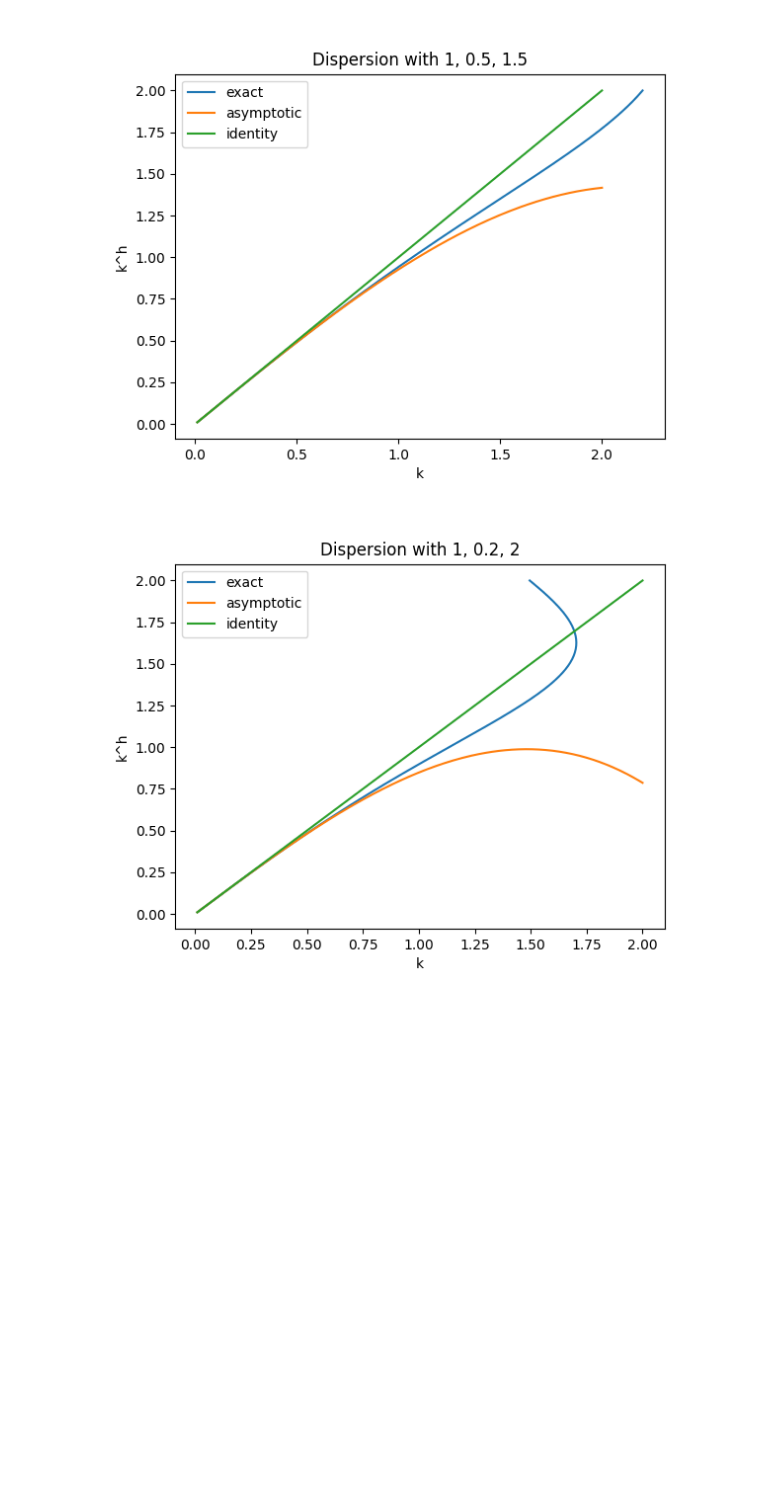
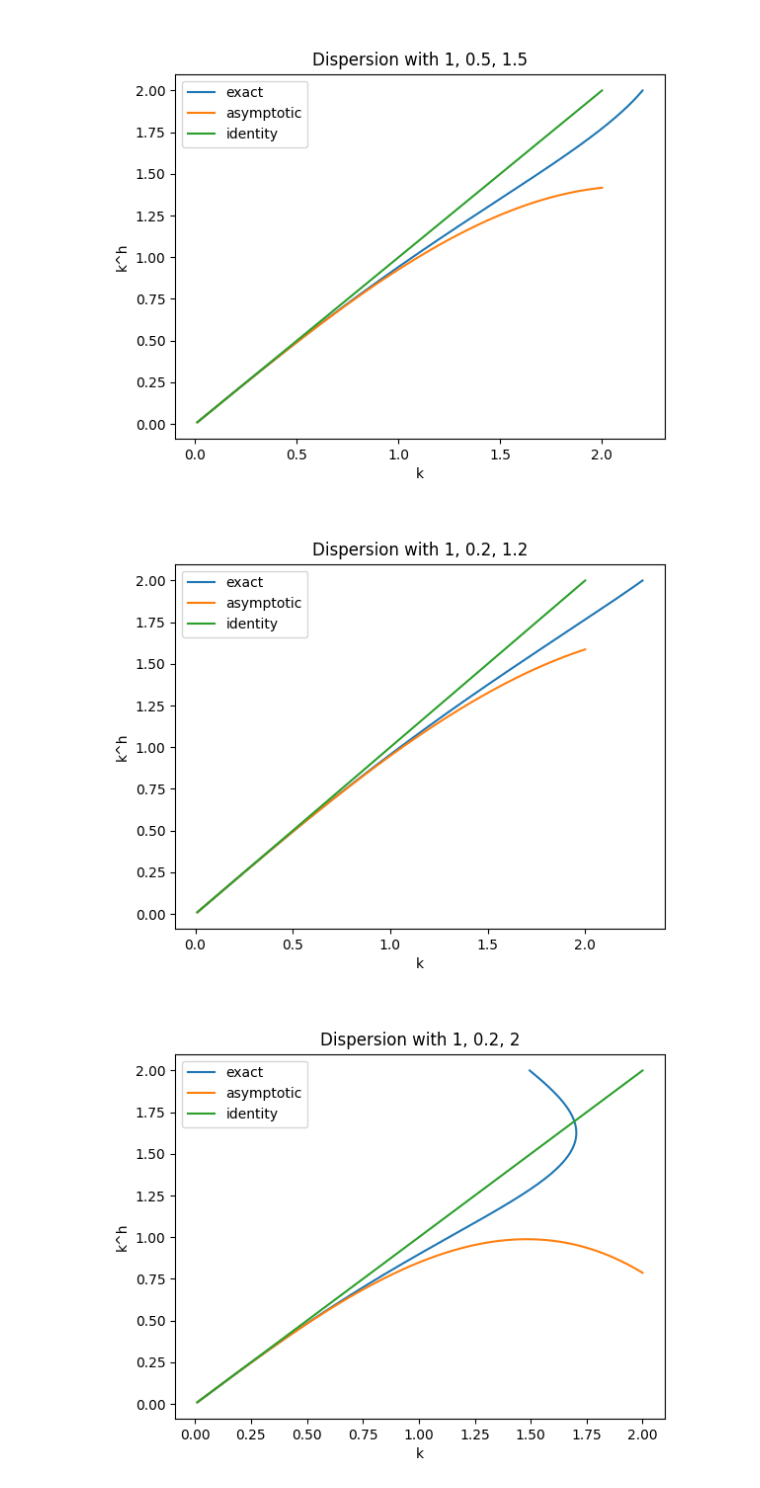
Before and after one commit to vitaldenodrest/greenwich, a Jupyter notebook: M0/1D_dispersion.ipynb, the cells around one changed output. Drawn from its saved outputs; the diff is of its cells as text; code cells hidden in the pictures; blank space fills up the shorter version.

```diff
--- a/M0/1D_dispersion.ipynb
+++ b/M0/1D_dispersion.ipynb
@@ -205,6 +205,10 @@ plot(HX=1, ALPHA_M=1, ALPHA_P=1)
 plot(HX=1, ALPHA_M=0.5, ALPHA_P=1.5)
 # %% [output]
 [figure]
+# %%
+plot(1, 0.2, 1.2)
+# %% [output]
+[figure, added]
 # %%
 plot(1, 0.2, 2)
 # %% [output]
```
Also changed, not shown: 2 other files.
